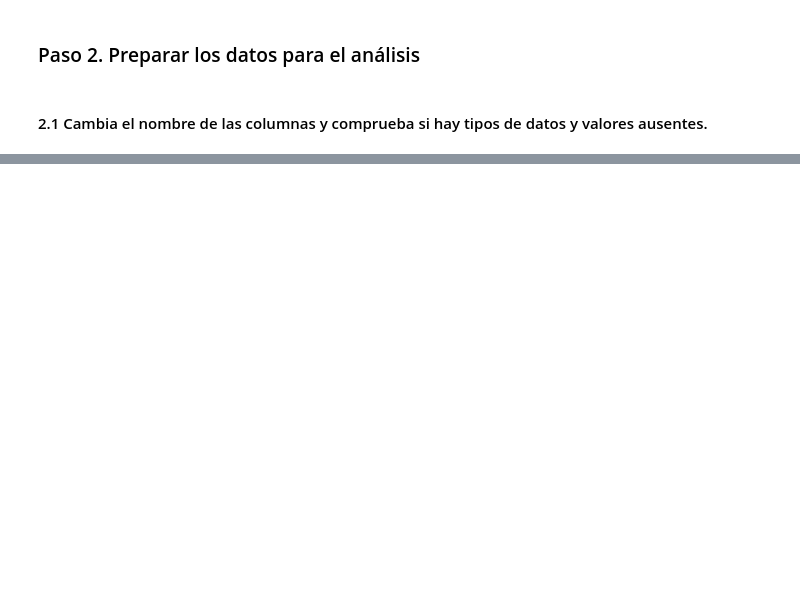
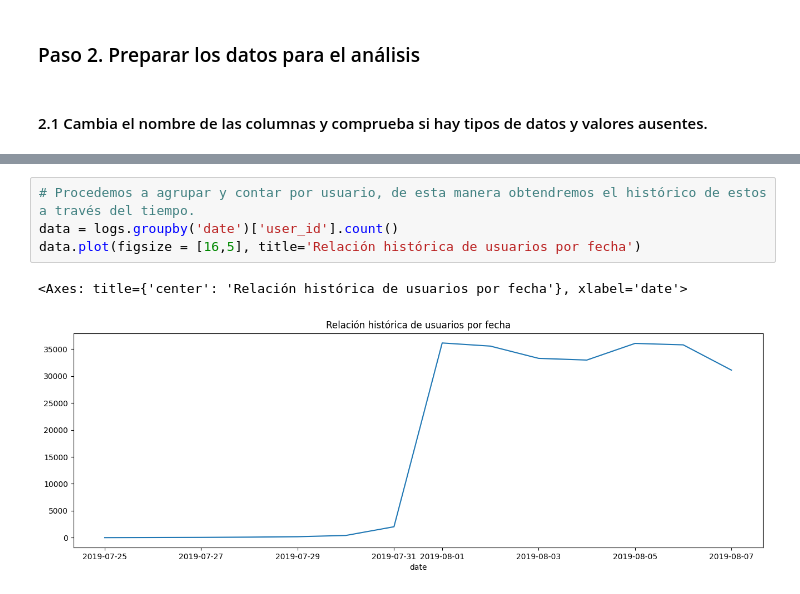
Before and after one commit to alfredo-ormenog/PROYECTO_11_TT_ANALISIS-DE-EVENTOS, a Jupyter notebook: proyect_11.ipynb, the cells around one changed output, grey strips where cells are left out. Saved outputs shown, nothing was run; the diff lists cells and outputs as text; blank space fills up the shorter version.

```diff
--- a/proyect_11.ipynb
+++ b/proyect_11.ipynb
@@ -65,0 +215,7 @@ A primera instancia con este DF logs, obtenemos que esta compuesto por cuatro co
+# %%
+# Procedemos a agrupar y contar por usuario, de esta manera obtendremos el histórico de estos a través del tiempo.
+data = logs.groupby('date')['user_id'].count()
+data.plot(figsize = [16,5], title='Relación histórica de usuarios por fecha')
+# %% [output]
+<Axes: title={'center': 'Relación histórica de usuarios por fecha'}, xlabel='date'>
+[figure, added]
```
Also changed, not shown: parts of 55 cells of this notebook, 2 other files.
